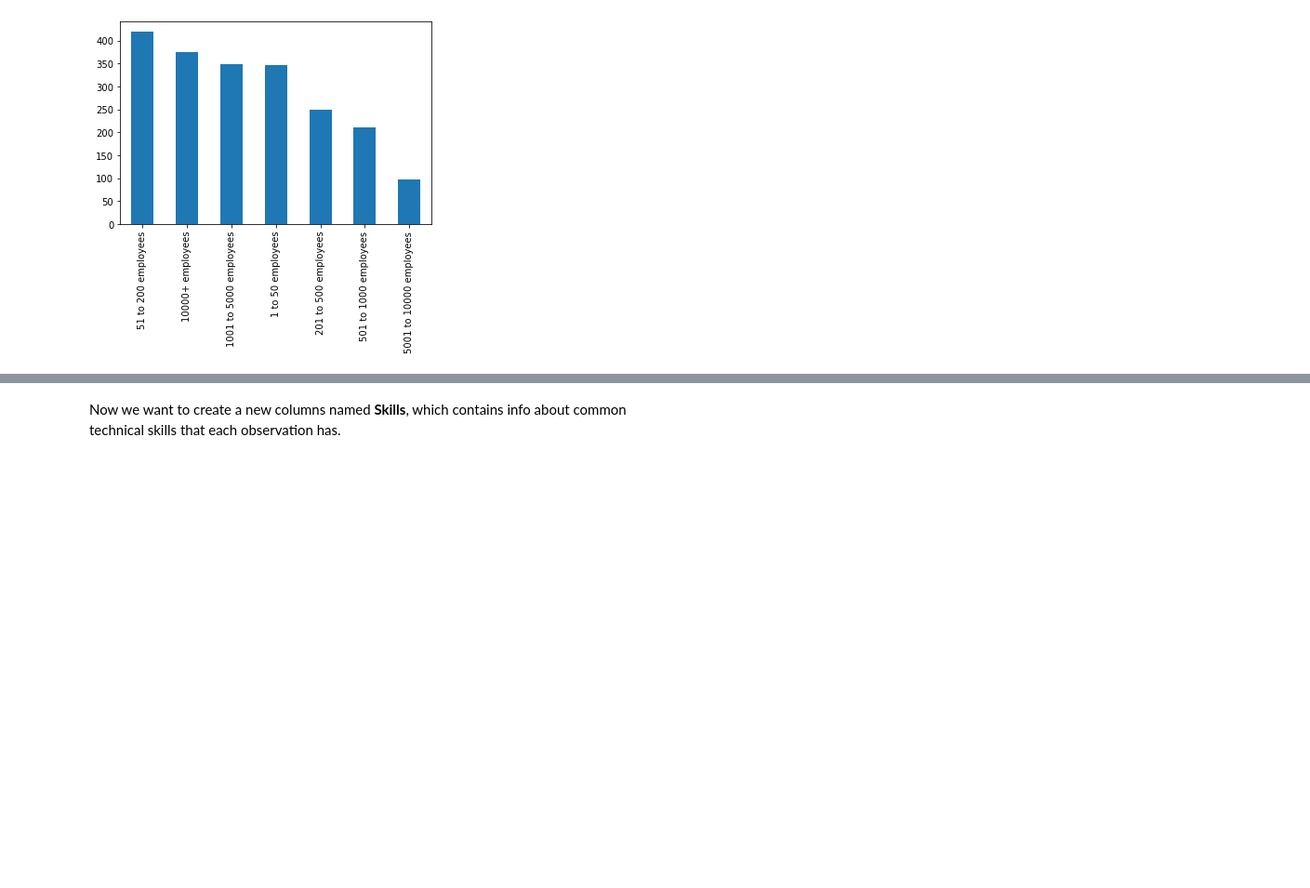
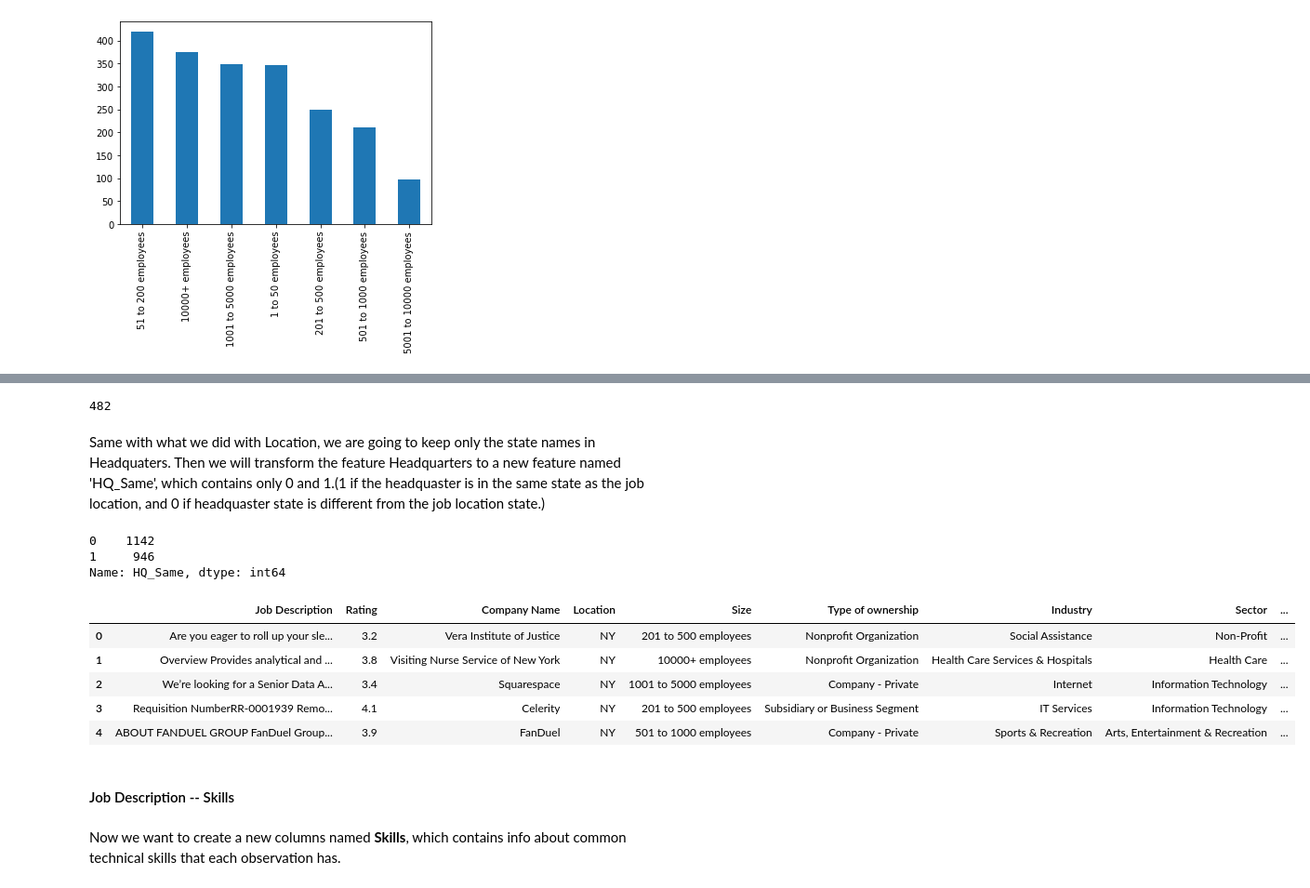
Before and after one commit to abbybby/CapstoneTwo_JobSalaryPrediction, a Jupyter notebook: Data Wrangling/data_wrangling.ipynb, the cells around one changed output, grey strips where cells are left out. Shown: that part at 93% size. Drawn from its saved outputs; the diff is of its cells as text; code cells hidden in the pictures; blank space fills up the shorter version.

```diff
--- a/Data Wrangling/data_wrangling.ipynb
+++ b/Data Wrangling/data_wrangling.ipynb
@@ -268,0 +391,3 @@ job_data['Company Name'] = job_data['Company Name'].str.split('\n').str.get(0)
+# %%
+#Drop the column 'Job Title'
+job_data.drop('Job Title', axis=1,inplace=True)
@@ -274,0 +462,6 @@ plt.show()
+# %%
+job_data['Headquarters'].nunique()
+# %% [output]
+482
+# %% [markdown]
+Same with what we did with Location, we are going to keep only the state names in Headquaters. Then we will transform the feature Headquarters to a new feature named 'HQ_Same', which contains only 0 and 1.(1 if the headquaster is in the same state  as the job location, and 0 if headquaster state is different from the job location state.)
@@ -275,3 +471,23 @@ plt.show()
+# %%
+# Create 'HQ_Same'
+job_data['HQ_Same'] = job_data.apply(lambda x: 1 if x.Location == x.Headquarters else 0,axis =1)
+job_data.drop('Headquarters',axis=1,inplace = True)
+job_data['HQ_Same'].value_counts()
+# %% [output]
+0    1142
+1     946
+Name: HQ_Same, dtype: int64
+# %%
+job_data.head()
+# %% [output]
+|  | Job Description | Rating | Company Name | Location | Size | Type of ownership | Industry | Sector | ... |
+| 0 | Are you eager to roll up your sle... | 3.2 | Vera Institute of Justice | NY | 201 to 500 employees | Nonprofit Organization | Social Assistance | Non-Profit | ... |
+| 1 | Overview Provides analytical and ... | 3.8 | Visiting Nurse Service of New York | NY | 10000+ employees | Nonprofit Organization | Health Care Services & Hospitals | Health Care | ... |
+| 2 | We’re looking for a Senior Data A... | 3.4 | Squarespace | NY | 1001 to 5000 employees | Company - Private | Internet | Information Technology | ... |
+| 3 | Requisition NumberRR-0001939 Remo... | 4.1 | Celerity | NY | 201 to 500 employees | Subsidiary or Business Segment | IT Services | Information Technology | ... |
+| 4 | ABOUT FANDUEL GROUP FanDuel Group... | 3.9 | FanDuel | NY | 501 to 1000 employees | Company - Private | Sports & Recreation | Arts, Entertainment & Recreation | ... |
+# %% [markdown]
+#### Job Description -- Skills
 # %% [markdown]
 Now we want to create a new columns named **Skills**, which contains info about common technical skills that each observation has.
 # %%
```
Also changed, not shown: parts of 41 cells of this notebook.
